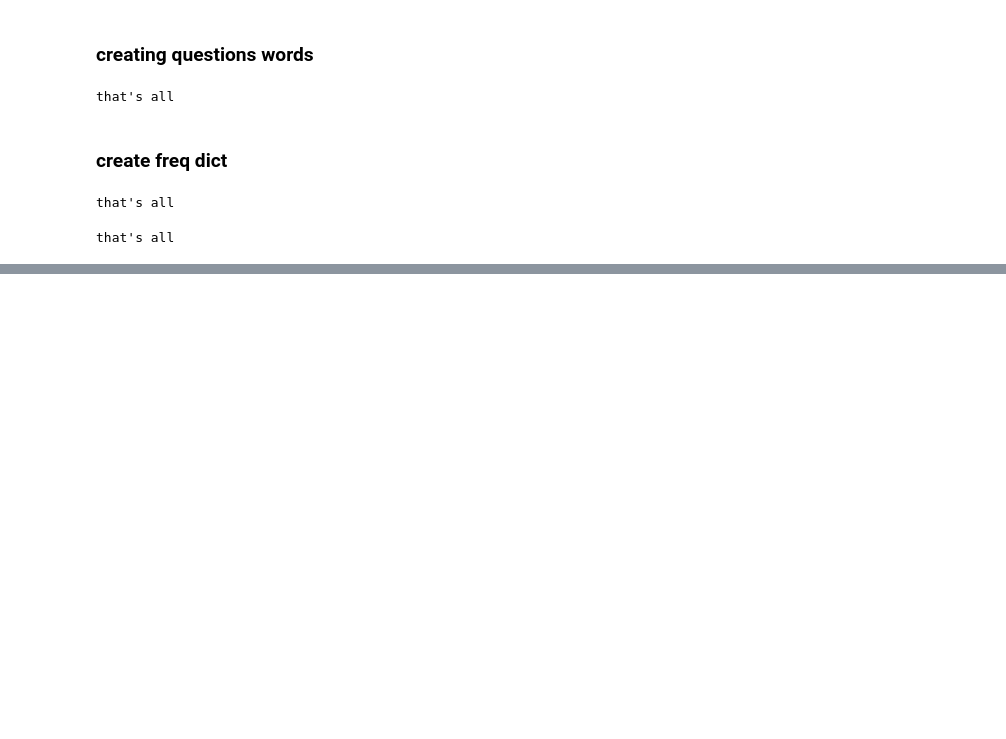
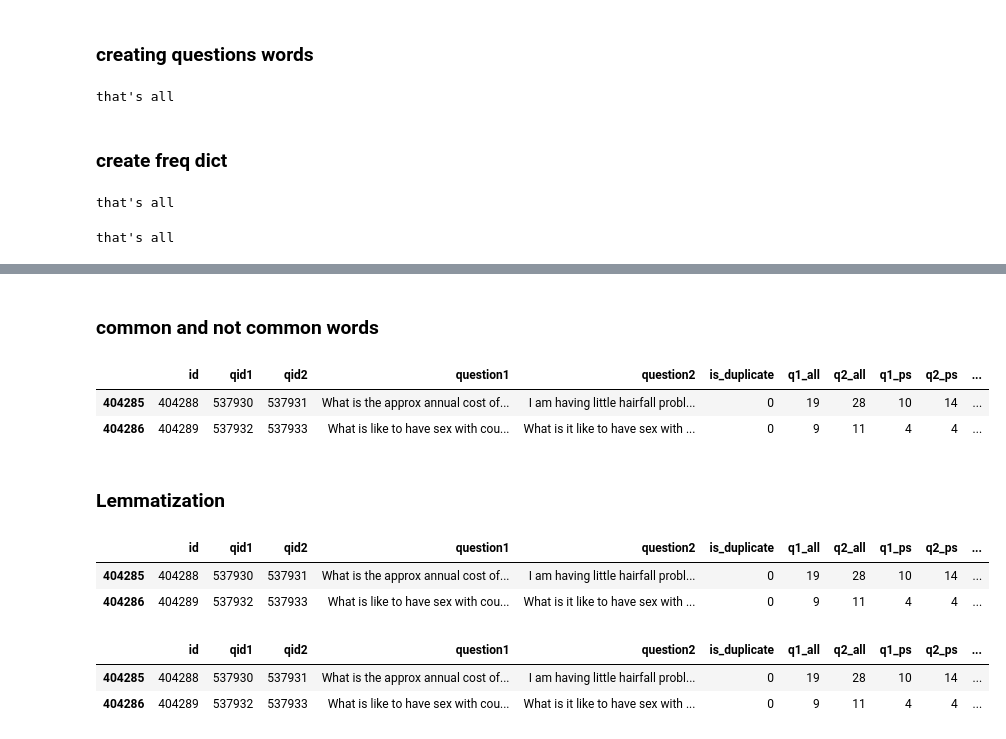
Before and after one commit to Galina-Blokh/quora-question-pair, a Jupyter notebook: notebooks/vladimir/2_eda.ipynb, the cells around one changed output, grey strips where cells are left out. Saved outputs shown, nothing was run; the diff lists cells and outputs as text; code cells hidden in the pictures; blank space fills up the shorter version.

```diff
--- a/notebooks/vladimir/2_eda.ipynb
+++ b/notebooks/vladimir/2_eda.ipynb
@@ -135,0 +193,25 @@ df2_freq.to_csv("./q2_freq.csv")
+# %% [markdown]
+### common and not common words
+# %%
+def get_tokens(s):
+    return set(t.text for t in tokenizer(s))
+# %%
+df["q1_tokens"] = np.vectorize(get_tokens)(df["question1"].values)
+df["q2_tokens"] = np.vectorize(get_tokens)(df["question2"].values)
+# %%
+def q1_q2_intersect(tokens1, tokens2):
+    return " ".join(tokens1.intersection(tokens2))
+
+def q1_q2_difference(tokens1, tokens2):
+    return " ".join(tokens1.difference(tokens2))
+# %%
+df["intersect"] = np.vectorize(q1_q2_intersect)(df["q1_tokens"].values, df["q2_tokens"].values)
+df["difference"] = np.vectorize(q1_q2_difference)(df["q1_tokens"].values, df["q2_tokens"].values)
+# %%
+df.tail(2)
+# %% [output]
+|  | id | qid1 | qid2 | question1 | question2 | is_duplicate | q1_all | q2_all | q1_ps | q2_ps | ... |
+| 404285 | 404288 | 537930 | 537931 | What is the approx annual cost of... | I am having little hairfall probl... | 0 | 19 | 28 | 10 | 14 | ... |
+| 404286 | 404289 | 537932 | 537933 | What is like to have sex with cou... | What is it like to have sex with ... | 0 | 9 | 11 | 4 | 4 | ... |
+# %% [markdown]
+### Lemmatization
@@ -135,0 +221,14 @@ df2_freq.to_csv("./q2_freq.csv")
+# %%
+df["lemmas1"] = np.vectorize(get_lemmas)(df["question1"].values)
+df["lemmas2"] = np.vectorize(get_lemmas)(df["question2"].values)
+df.tail(2)
+# %% [output]
+|  | id | qid1 | qid2 | question1 | question2 | is_duplicate | q1_all | q2_all | q1_ps | q2_ps | ... |
+| 404285 | 404288 | 537930 | 537931 | What is the approx annual cost of... | I am having little hairfall probl... | 0 | 19 | 28 | 10 | 14 | ... |
+| 404286 | 404289 | 537932 | 537933 | What is like to have sex with cou... | What is it like to have sex with ... | 0 | 9 | 11 | 4 | 4 | ... |
+# %%
+df.tail(2)
+# %% [output]
+|  | id | qid1 | qid2 | question1 | question2 | is_duplicate | q1_all | q2_all | q1_ps | q2_ps | ... |
+| 404285 | 404288 | 537930 | 537931 | What is the approx annual cost of... | I am having little hairfall probl... | 0 | 19 | 28 | 10 | 14 | ... |
+| 404286 | 404289 | 537932 | 537933 | What is like to have sex with cou... | What is it like to have sex with ... | 0 | 9 | 11 | 4 | 4 | ... |
```
Also changed, not shown: parts of 22 cells of this notebook, 3 other files.
